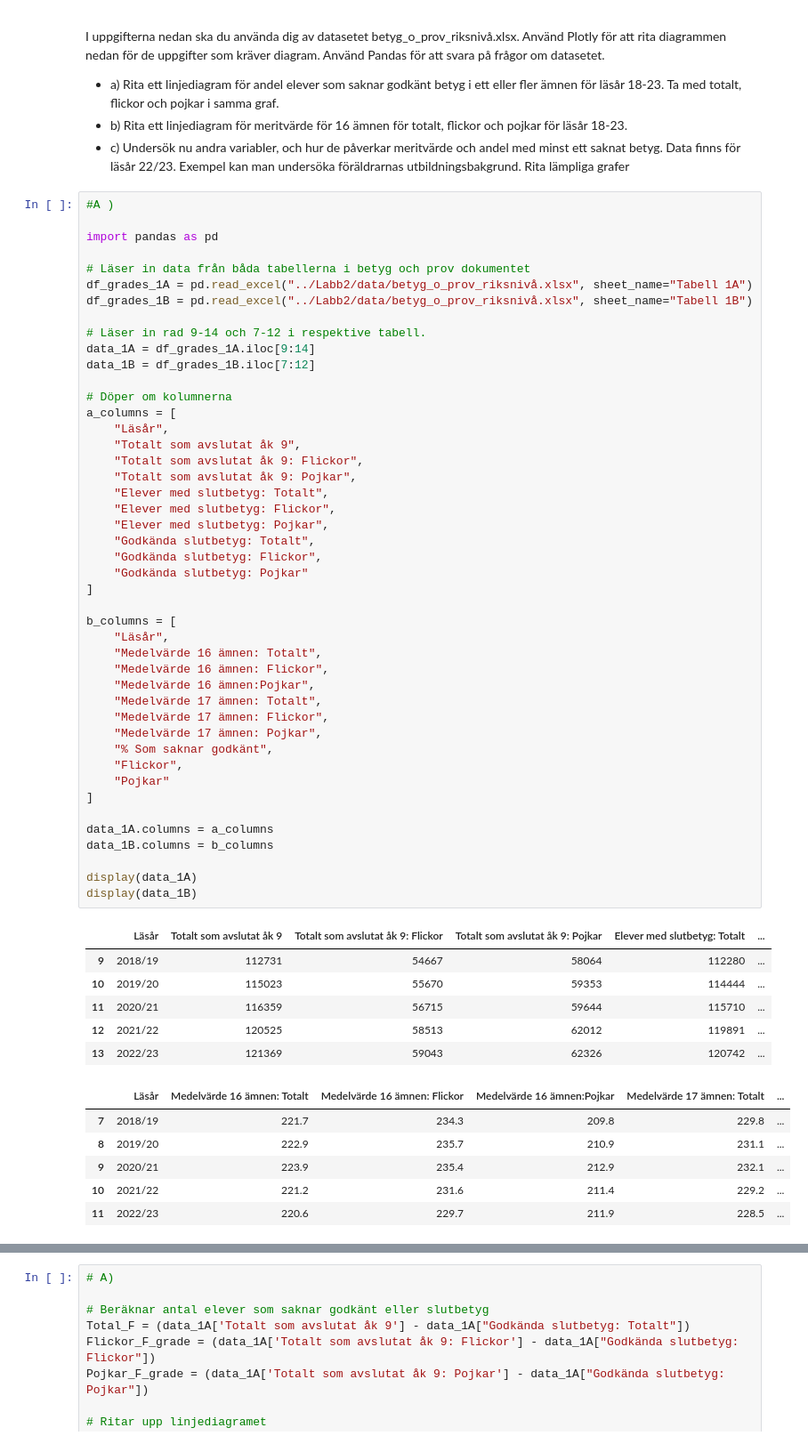
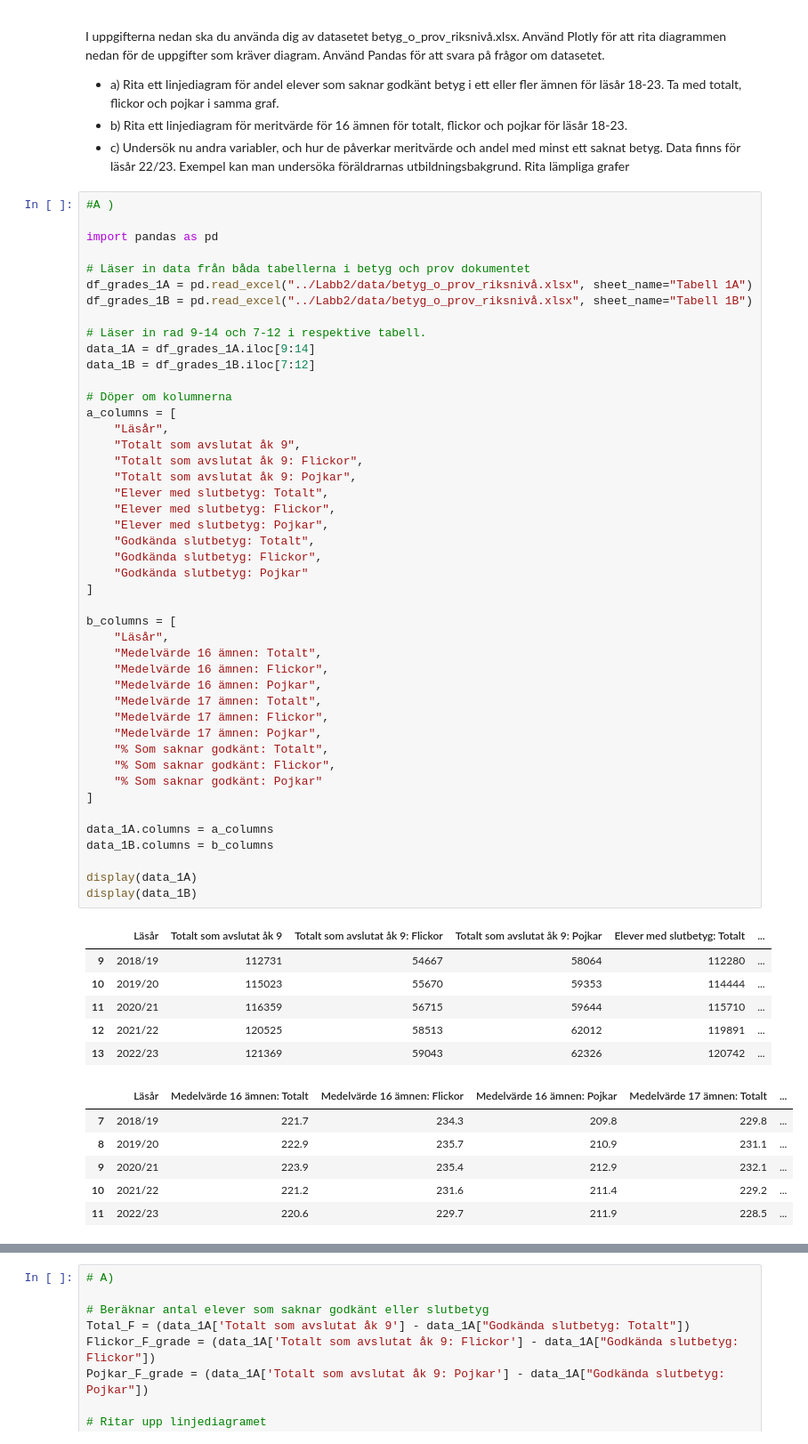
Before and after one commit to SandraAnder/Python-Sandra-Andersson-OPA23, a Jupyter notebook: Labb2/Laboration2.ipynb, the cells around one changed output, grey strips where cells are left out. Shown: that part at 89% size. Saved outputs shown, nothing was run; the diff lists cells and outputs as text.

```diff
--- a/Labb2/Laboration2.ipynb
+++ b/Labb2/Laboration2.ipynb
@@ -178,38 +178,38 @@ a_columns = [
     "Totalt som avslutat åk 9: Pojkar",
     "Elever med slutbetyg: Totalt",
     "Elever med slutbetyg: Flickor",
     "Elever med slutbetyg: Pojkar",
     "Godkända slutbetyg: Totalt",
     "Godkända slutbetyg: Flickor",
     "Godkända slutbetyg: Pojkar"
 ]
 
 b_columns = [
     "Läsår",
     "Medelvärde 16 ämnen: Totalt",
     "Medelvärde 16 ämnen: Flickor",
-    "Medelvärde 16 ämnen:Pojkar",
+    "Medelvärde 16 ämnen: Pojkar",
     "Medelvärde 17 ämnen: Totalt",
     "Medelvärde 17 ämnen: Flickor",
     "Medelvärde 17 ämnen: Pojkar",
-    "% Som saknar godkänt",
-    "Flickor",
-    "Pojkar"
+    "% Som saknar godkänt: Totalt",
+    "% Som saknar godkänt: Flickor",
+    "% Som saknar godkänt: Pojkar"
 ]
 
 data_1A.columns = a_columns
 data_1B.columns = b_columns
 
 display(data_1A)
 display(data_1B)
 # %% [output]
 |  | Läsår | Totalt som avslutat åk 9 | Totalt som avslutat åk 9: Flickor | Totalt som avslutat åk 9: Pojkar | Elever med slutbetyg: Totalt | ... |
 | 9 | 2018/19 | 112731 | 54667 | 58064 | 112280 | ... |
 | 10 | 2019/20 | 115023 | 55670 | 59353 | 114444 | ... |
 | 11 | 2020/21 | 116359 | 56715 | 59644 | 115710 | ... |
 | 12 | 2021/22 | 120525 | 58513 | 62012 | 119891 | ... |
 | 13 | 2022/23 | 121369 | 59043 | 62326 | 120742 | ... |
-|  | Läsår | Medelvärde 16 ämnen: Totalt | Medelvärde 16 ämnen: Flickor | Medelvärde 16 ämnen:Pojkar | Medelvärde 17 ämnen: Totalt | ... |
+|  | Läsår | Medelvärde 16 ämnen: Totalt | Medelvärde 16 ämnen: Flickor | Medelvärde 16 ämnen: Pojkar | Medelvärde 17 ämnen: Totalt | ... |
 | 7 | 2018/19 | 221.7 | 234.3 | 209.8 | 229.8 | ... |
 | 8 | 2019/20 | 222.9 | 235.7 | 210.9 | 231.1 | ... |
 | 9 | 2020/21 | 223.9 | 235.4 | 212.9 | 232.1 | ... |
```
Also changed, not shown: parts of 8 cells of this notebook, 1 other file.
